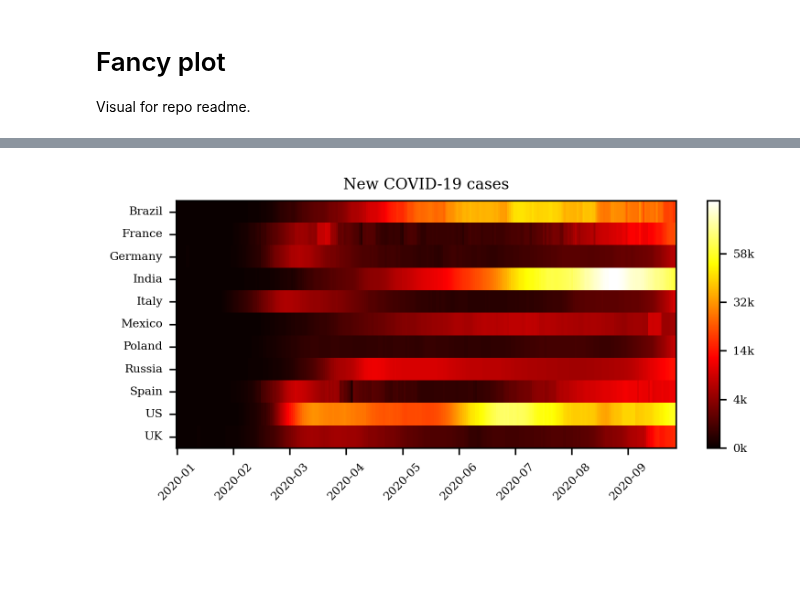
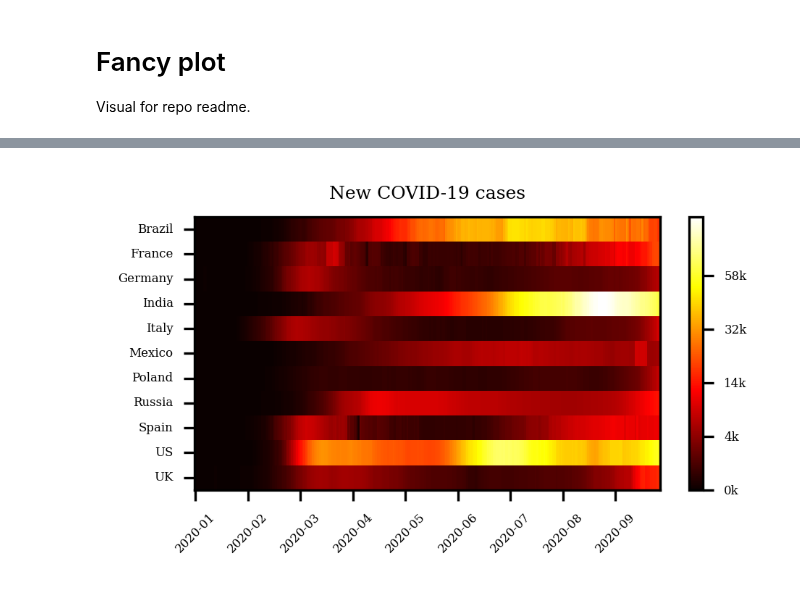
Before and after one commit to besiobu/data-science-portfolio, a Jupyter notebook: covid-19/notebooks/1.3-exploratory_analysis_fancy_plot.ipynb, the cells around one changed output, grey strips where cells are left out. Saved outputs shown, nothing was run; the diff lists cells and outputs as text; code cells hidden in the pictures; blank space fills up the shorter version.

Commit message:
Resize plots to fit github readme width

```diff
--- a/covid-19/notebooks/1.3-exploratory_analysis_fancy_plot.ipynb
+++ b/covid-19/notebooks/1.3-exploratory_analysis_fancy_plot.ipynb
@@ -126,13 +124,13 @@ create_plot(width=600,
 # %%
-create_plot(width=1600,
-            height=800,
+create_plot(width=1000,
+            height=600,
             dpi=300,
             period=7,
             step=30,
-            fontsize=6,
+            fontsize=4,
             fontfamily='serif',
             n_clabels=6,
             countries=countries,
             suffix='project_readme')
 # %% [output]
-[figure, old version]
+[figure, new version]
```
Also changed, not shown: parts of 1 cell of this notebook, 1 other file.
